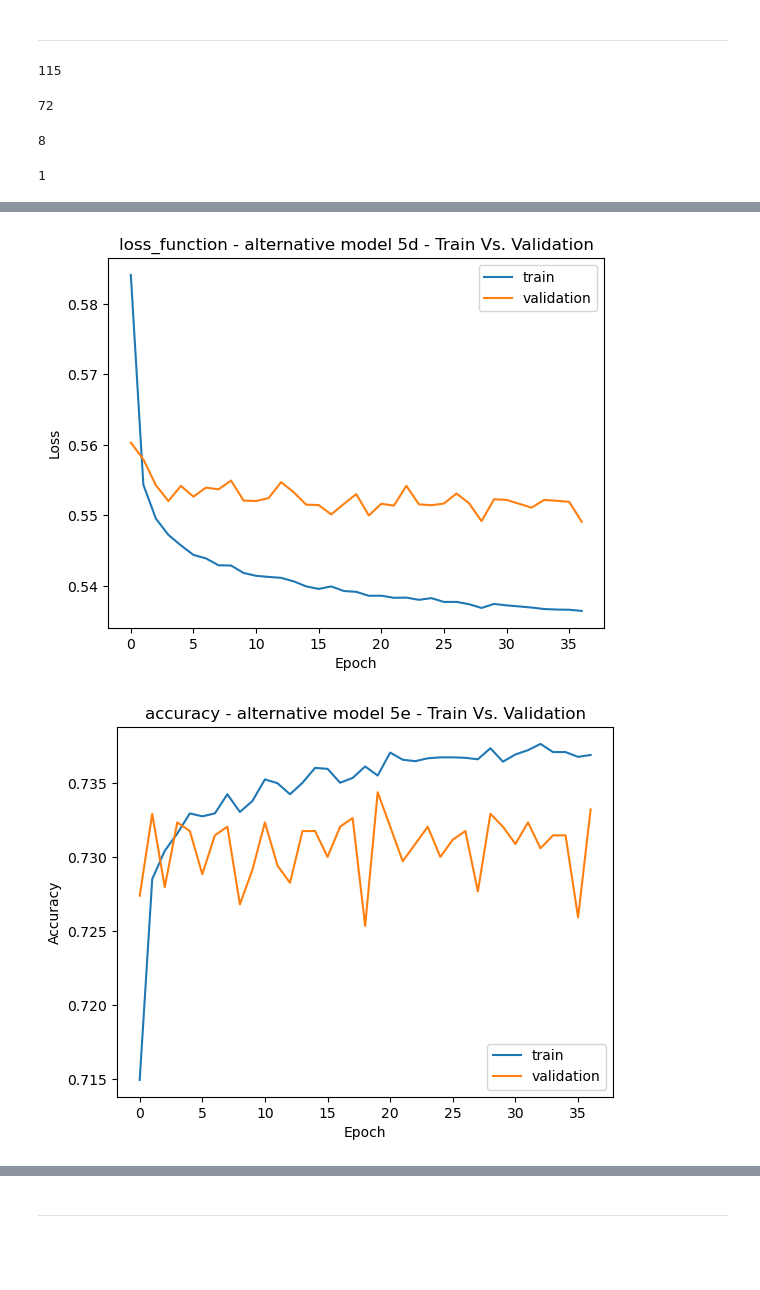
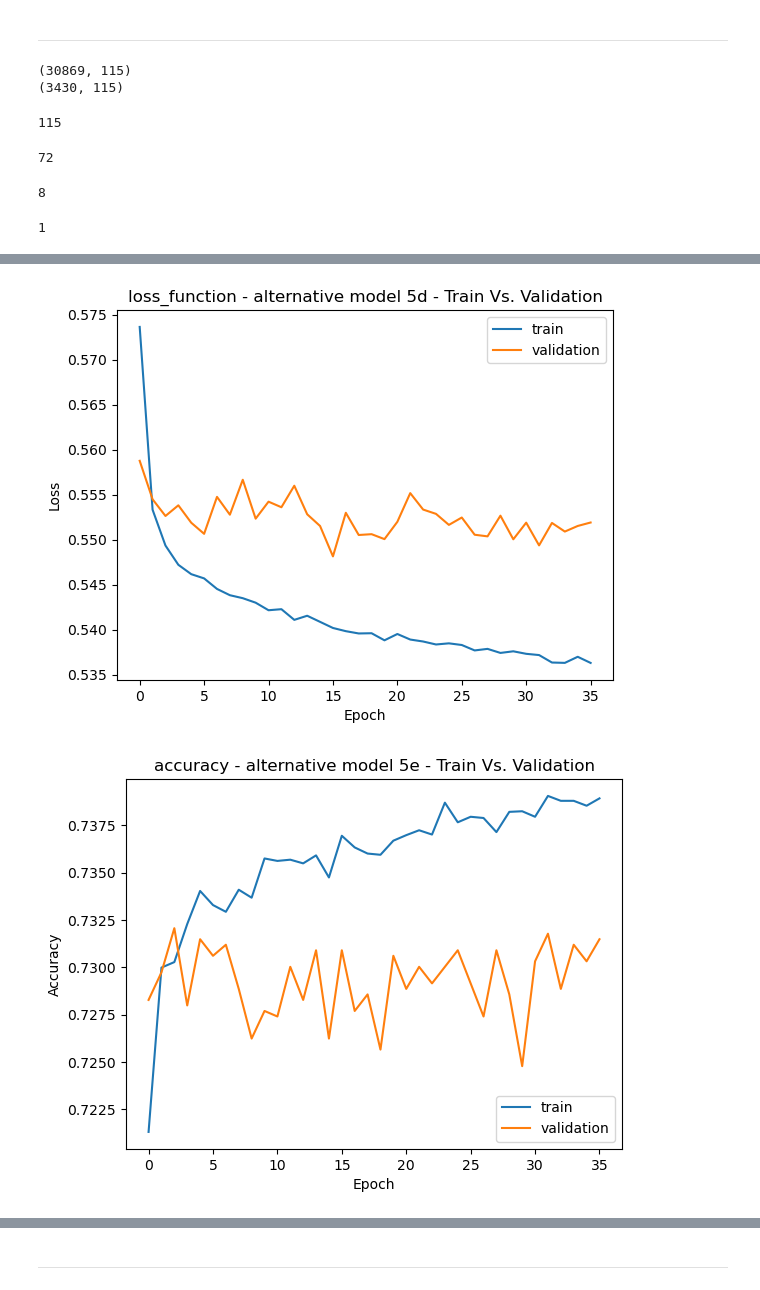
Before and after one commit to Billie-LS/DeepL_Adventure_Angels, a Jupyter notebook: venture_funding_with_deep_learning.ipynb, the cells around one changed output, grey strips where cells are left out. Saved outputs shown, nothing was run; the diff lists cells and outputs as text; code cells hidden in the pictures; blank space fills up the shorter version.

Commit message:
code tweak scaled

```diff
--- a/venture_funding_with_deep_learning.ipynb
+++ b/venture_funding_with_deep_learning.ipynb
@@ -1646,8 +1765,23 @@ Loss: 0.5498802065849304, Accuracy: 0.7306122779846191
 # %% [markdown]
 ___
+# %%
+# Data isolation branched copy - '_dupe5e'
+X_train_scaled_dupe5e = X_train_scaled.copy()
+X_test_scaled_dupe5e = X_test_scaled.copy()
+
+# Drop ASK_AMT feature from X_train and X_test.
+X_train_scaled_dupe5e = X_train_scaled_dupe5e[:, 0:-1]
+X_test_scaled_dupe5e = X_test_scaled_dupe5e[:, 0:-1]
+
+# Checking the number of features
+print(X_train_scaled_dupe5e.shape)
+print(X_test_scaled_dupe5e.shape)
+# %% [output]
+(30869, 115)
+(3430, 115)
 # %%
 # Define the the number of inputs (features) to the model
-number_input_features = X_train_scaled_A1.shape[1]                   # 115
+number_input_features = X_train_scaled_dupe5e.shape[1]                   # 115
 
 # Define the number of hidden nodes for the first hidden layer
 hidden_nodes_layer1_A5e = 72                                         #  72
@@ -1692,8 +1826,8 @@ keras_callbacks = [
 ]
 
 # Fit the model using 50 epochs and the training data
-model_A5e= nn_A5e.fit(X_train_scaled_A1, y_train, epochs=50,
-               validation_data=(X_test_scaled_A1, y_test),
+model_A5e= nn_A5e.fit(X_train_scaled_dupe5e, y_train, epochs=50,
+               validation_data=(X_test_scaled_dupe5e, y_test),
                validation_split=0.3, batch_size=64, verbose=True,
                callbacks = keras_callbacks #[tf.keras.callbacks.EarlyStopping(patience=20)]
               )
@@ -1717,7 +1851,7 @@ plt.legend(['train', 'validation'],loc=4)                                 # 'bot
 plt.show()
 
 # Evaluate the model loss and accuracy metrics using the evaluate method and the test data
-model_A5e_loss, model_A5e_accuracy = nn_A5e.evaluate(X_test_scaled_A1, y_test,verbose=2)
+model_A5e_loss, model_A5e_accuracy = nn_A5e.evaluate(X_test_scaled_dupe5e, y_test,verbose=2)
 # Display the model loss and accuracy results
 print(f'Loss: {model_A5e_loss}, Accuracy: {model_A5e_accuracy}')
 # %% [output]
@@ -1759,2 +1893,2 @@ Epoch 37/50
-[figure, old version]
+[figure, new version]
-[figure, old version]
+[figure, new version]
```
Also changed, not shown: parts of 48 cells of this notebook, 36 other files.
